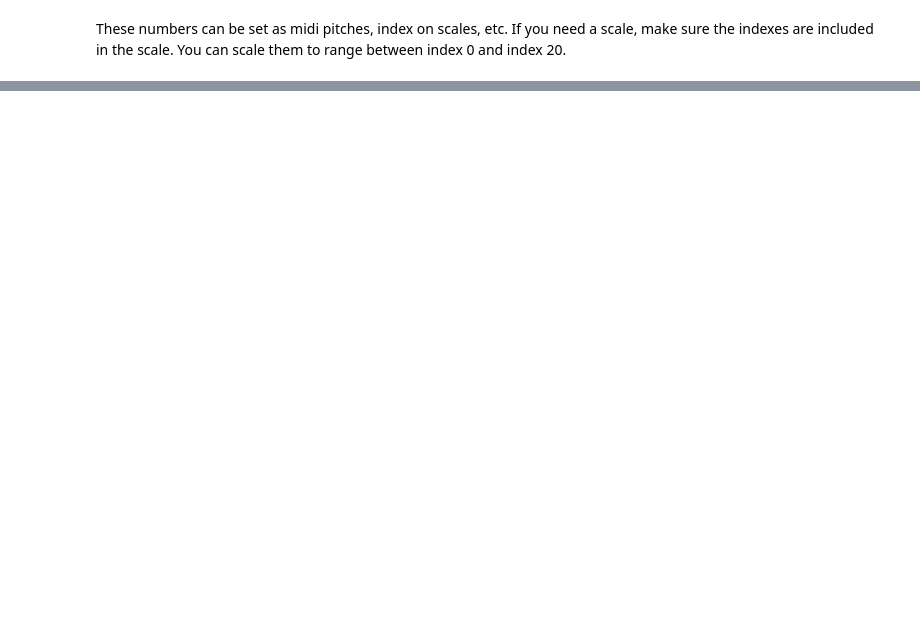
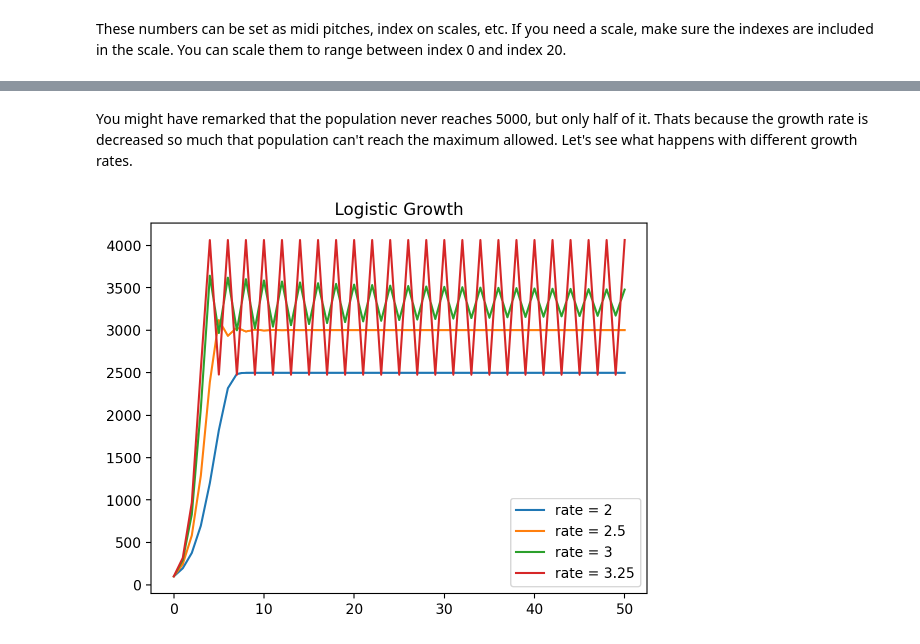
Before and after one commit to essicolo/djalgo, a Jupyter notebook: docs/06_fractals.ipynb, the cells around one changed output, grey strips where cells are left out. Saved outputs shown, nothing was run; the diff lists cells and outputs as text; code cells hidden in the pictures; blank space fills up the shorter version.

```diff
--- a/docs/06_fractals.ipynb
+++ b/docs/06_fractals.ipynb
@@ -214,0 +264,16 @@ WIP
+# %% [markdown]
+You might have remarked that the population never reaches 5000, but only half of it. Thats because the growth rate is decreased so much that population can't reach the maximum allowed. Let's see what happens with different growth rates.
+# %%
+growth_rates = [2, 2.5, 3, 3.25]
+initial_population = 100
+limit = 5000
+generations = 50
+for r in growth_rates:
+    population = [initial_population]
+    for i in range(generations):
+        population.append(logistic_growth(population[i], r, limit))
+    plt.plot(range(generations+1), population, label=f'rate = {r}')
+plt.legend()
+plt.title(f'Logistic Growth');
+# %% [output]
+[figure, added]
```
Also changed, not shown: parts of 17 cells of this notebook, 47 other files.
